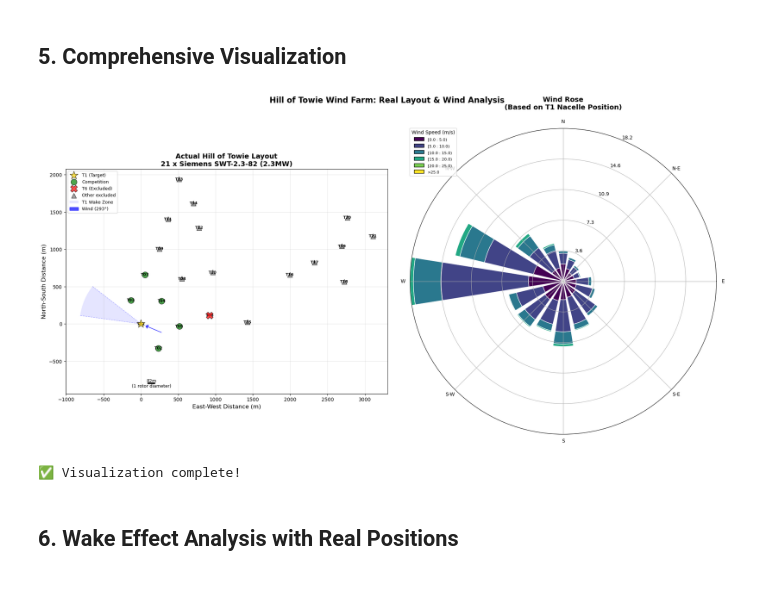
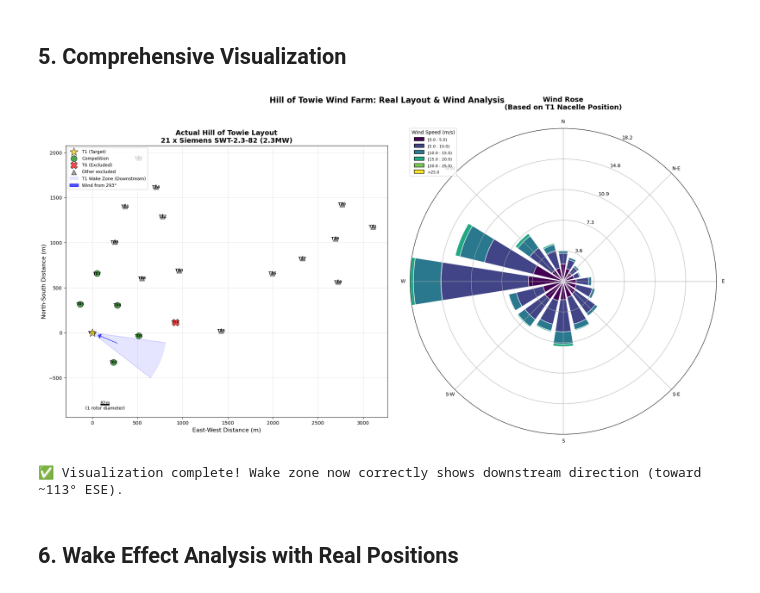
Before and after one commit to boujuan/hill-of-towie-wind-turbine, a Jupyter notebook: notebooks/05_spatial_wind_analysis.ipynb, the cells around one changed output. Cells and saved outputs as stored; diff of their text form; code cells hidden in the pictures.

```diff
--- a/notebooks/05_spatial_wind_analysis.ipynb
+++ b/notebooks/05_spatial_wind_analysis.ipynb
@@ -369,7 +369,9 @@ for _, turbine in metadata_df.iterrows():
 
 # Add wake zones for T1
 t1_pos = metadata_df[metadata_df['turbine_id'] == 1][['x', 'y']].values[0]
-wake_angles = [predominant_dir - 15, predominant_dir + 15]  # ±15° wake expansion
+# Wind comes FROM 293°, so wake extends TOWARD 113° (293° - 180°)
+wake_direction = (predominant_dir + 180) % 360  # Downstream direction
+wake_angles = [wake_direction - 15, wake_direction + 15]  # ±15° wake expansion
 wake_length = rotor_diameter * 10  # 10D downstream
 
 for angle in wake_angles:
@@ -380,49 +382,49 @@ for angle in wake_angles:
 
 # Fill wake zone
 wake_points = [t1_pos]
-for angle in np.linspace(predominant_dir - 15, predominant_dir + 15, 20):
+for angle in np.linspace(wake_direction - 15, wake_direction + 15, 20):
     angle_rad = np.radians(angle)
     end_x = t1_pos[0] + wake_length * np.sin(angle_rad)
     end_y = t1_pos[1] + wake_length * np.cos(angle_rad)
     wake_points.append([end_x, end_y])
-wake_polygon = patches.Polygon(wake_points, closed=True, alpha=0.1, facecolor='blue', label='T1 Wake Zone')
+wake_polygon = patches.Polygon(wake_points, closed=True, alpha=0.1, facecolor='blue', label='T1 Wake Zone (Downstream)')
 ax1.add_patch(wake_polygon)
 
-# Add predominant wind arrow
+# Add predominant wind arrow - pointing in the direction wind is GOING
 arrow_start_x = t1_pos[0] - 300 * np.sin(np.radians(predominant_dir))
 arrow_start_y = t1_pos[1] - 300 * np.cos(np.radians(predominant_dir))
 arrow_dx = 200 * np.sin(np.radians(predominant_dir))
 arrow_dy = 200 * np.cos(np.radians(predominant_dir))
 ax1.arrow(arrow_start_x, arrow_start_y, arrow_dx, arrow_dy,
          head_width=50, head_length=30, fc='blue', ec='blue', alpha=0.7,
-         label=f'Wind ({predominant_dir:.0f}°)', zorder=1)
+         label=f'Wind from {predominant_dir:.0f}°', zorder=1)
 
 # Add scale reference
 ax1.plot([100, 100 + rotor_diameter], [-800, -800], 'k-', linewidth=3)
 ax1.text(100 + rotor_diameter/2, -850, f'{rotor_diameter}m\n(1 rotor diameter)', ha='center', fontsize=9)
 
 ax1.set_xlabel('East-West Distance (m)', fontsize=12)
 ax1.set_ylabel('North-South Distance (m)', fontsize=12)
 ax1.set_title('Actual Hill of Towie Layout\n21 x Siemens SWT-2.3-82 (2.3MW)', fontsize=14, fontweight='bold')
 ax1.grid(True, alpha=0.3)
 ax1.legend(loc='upper left', fontsize=9)
 ax1.set_aspect('equal')
 
 # Right plot: Wind Rose
 ax2 = fig.add_subplot(122, projection="windrose")
 ax2.bar(wind_data['direction'].values, wind_data['speed'].values,
         normed=True, opening=0.8, edgecolor='white', bins=np.arange(0, 30, 5))
 ax2.set_legend(title='Wind Speed (m/s)', loc='upper left')
 ax2.set_title('Wind Rose\n(Based on T1 Nacelle Position)', fontsize=14, fontweight='bold', pad=20)
 
 plt.suptitle('Hill of Towie Wind Farm: Real Layout & Wind Analysis', fontsize=16, fontweight='bold', y=0.98)
 plt.tight_layout()
 plt.show()
 
-print("\n✅ Visualization complete!")
+print("\n✅ Visualization complete! Wake zone now correctly shows downstream direction (toward ~113° ESE).")
 # %% [output]
-[figure, old version]
+[figure, new version]
-✅ Visualization complete!
+✅ Visualization complete! Wake zone now correctly shows downstream direction (toward ~113° ESE).
 # %% [markdown]
 ## 6. Wake Effect Analysis with Real Positions
 # %%
```
Also changed, not shown: 2 other files.
